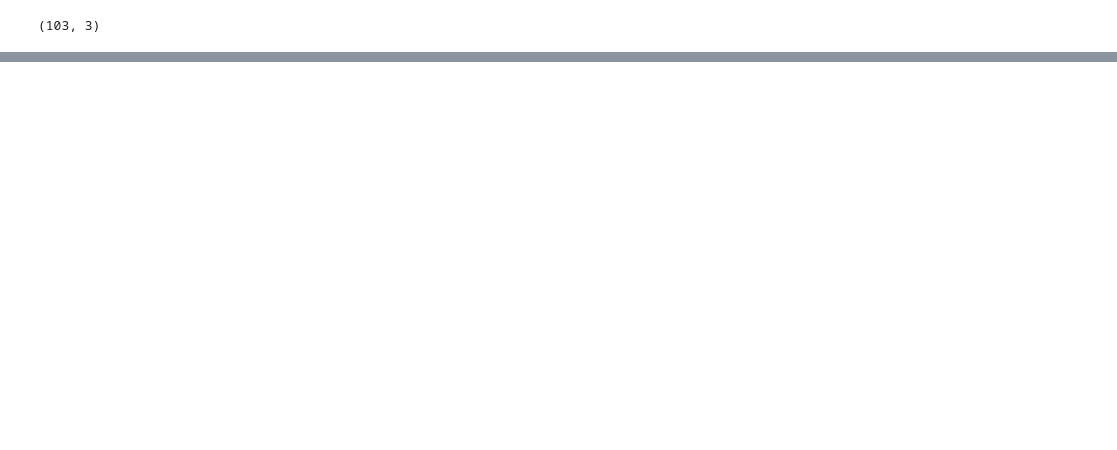
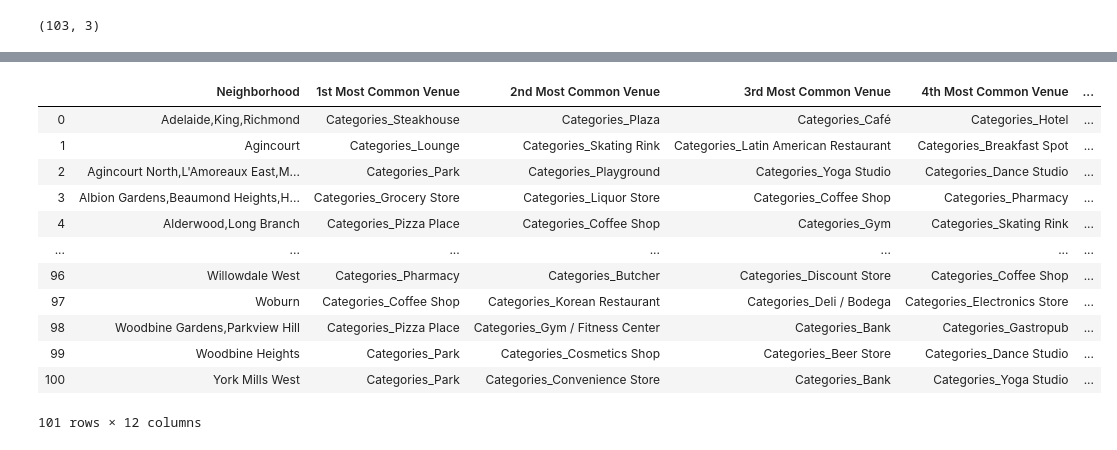
Before and after one commit to jcloeb13/Coursera_Capstone, a Jupyter notebook: assignement-week3-part1.ipynb, the cells around one changed output, grey strips where cells are left out. Saved outputs shown, nothing was run; the diff lists cells and outputs as text; code cells hidden in the pictures; blank space fills up the shorter version.

Commit message:
final version of the assignment for week 3
Toronto clustering

```diff
--- a/assignement-week3-part1.ipynb
+++ b/assignement-week3-part1.ipynb
@@ -27,0 +119,4 @@ df.shape
+# %%
+kclusters=4
+kmean=KMeans(n_clusters=kclusters, random_state=0).fit(one_hot_vector_places_grouped)
+kmean.labels_
@@ -27,0 +131,27 @@ df.shape
+# %%
+one_hot_vector_places_grouped=one_hot_vector_places_grouped.reset_index()
+# %%
+def returning_top(dataFrame, num_top_venues):
+    return dataFrame.sort_values(ascending=False).index[0:num_top_venues]
+
+
+
+
+num_top_venues = 10
+
+indicators = ['st', 'nd', 'rd']
+
+# create columns according to number of top venues
+columns = ['Neighborhood']
+for ind in np.arange(num_top_venues):
+    try:
+        columns.append('{}{} Most Common Venue'.format(ind+1, indicators[ind]))
+    except:
+        columns.append('{}th Most Common Venue'.format(ind+1))
+
+# create a new dataframe
+neighborhoods_venues_sorted = pd.DataFrame(columns=columns)
+neighborhoods_venues_sorted['Neighborhood'] = one_hot_vector_places_grouped['Neighborhood']
+for ind in range(neighborhoods_venues_sorted.shape[0]):
+    neighborhoods_venues_sorted.iloc[ind, 1:]=returning_top(one_hot_vector_places_grouped.iloc[ind, 1:], num_top_venues)
+#neighborhoods_venues_sorted
@@ -27,0 +174,18 @@ df.shape
+# %%
+neighborhoods_venues_sorted['Label']=kmean.labels_
+# %%
+neighborhoods_venues_sorted
+# %% [output]
+|  | Neighborhood | 1st Most Common Venue | 2nd Most Common Venue | 3rd Most Common Venue | 4th Most Common Venue | ... |
+| 0 | Adelaide,King,Richmond | Categories_Steakhouse | Categories_Plaza | Categories_Café | Categories_Hotel | ... |
+| 1 | Agincourt | Categories_Lounge | Categories_Skating Rink | Categories_Latin American Restaurant | Categories_Breakfast Spot | ... |
+| 2 | Agincourt North,L'Amoreaux East,M... | Categories_Park | Categories_Playground | Categories_Yoga Studio | Categories_Dance Studio | ... |
+| 3 | Albion Gardens,Beaumond Heights,H... | Categories_Grocery Store | Categories_Liquor Store | Categories_Coffee Shop | Categories_Pharmacy | ... |
+| 4 | Alderwood,Long Branch | Categories_Pizza Place | Categories_Coffee Shop | Categories_Gym | Categories_Skating Rink | ... |
+| ... | ... | ... | ... | ... | ... | ... |
+| 96 | Willowdale West | Categories_Pharmacy | Categories_Butcher | Categories_Discount Store | Categories_Coffee Shop | ... |
+| 97 | Woburn | Categories_Coffee Shop | Categories_Korean Restaurant | Categories_Deli / Bodega | Categories_Electronics Store | ... |
+| 98 | Woodbine Gardens,Parkview Hill | Categories_Pizza Place | Categories_Gym / Fitness Center | Categories_Bank | Categories_Gastropub | ... |
+| 99 | Woodbine Heights | Categories_Park | Categories_Cosmetics Shop | Categories_Beer Store | Categories_Dance Studio | ... |
+| 100 | York Mills West | Categories_Park | Categories_Convenience Store | Categories_Bank | Categories_Yoga Studio | ... |
+101 rows × 12 columns
```
Also changed, not shown: parts of 31 cells of this notebook.
